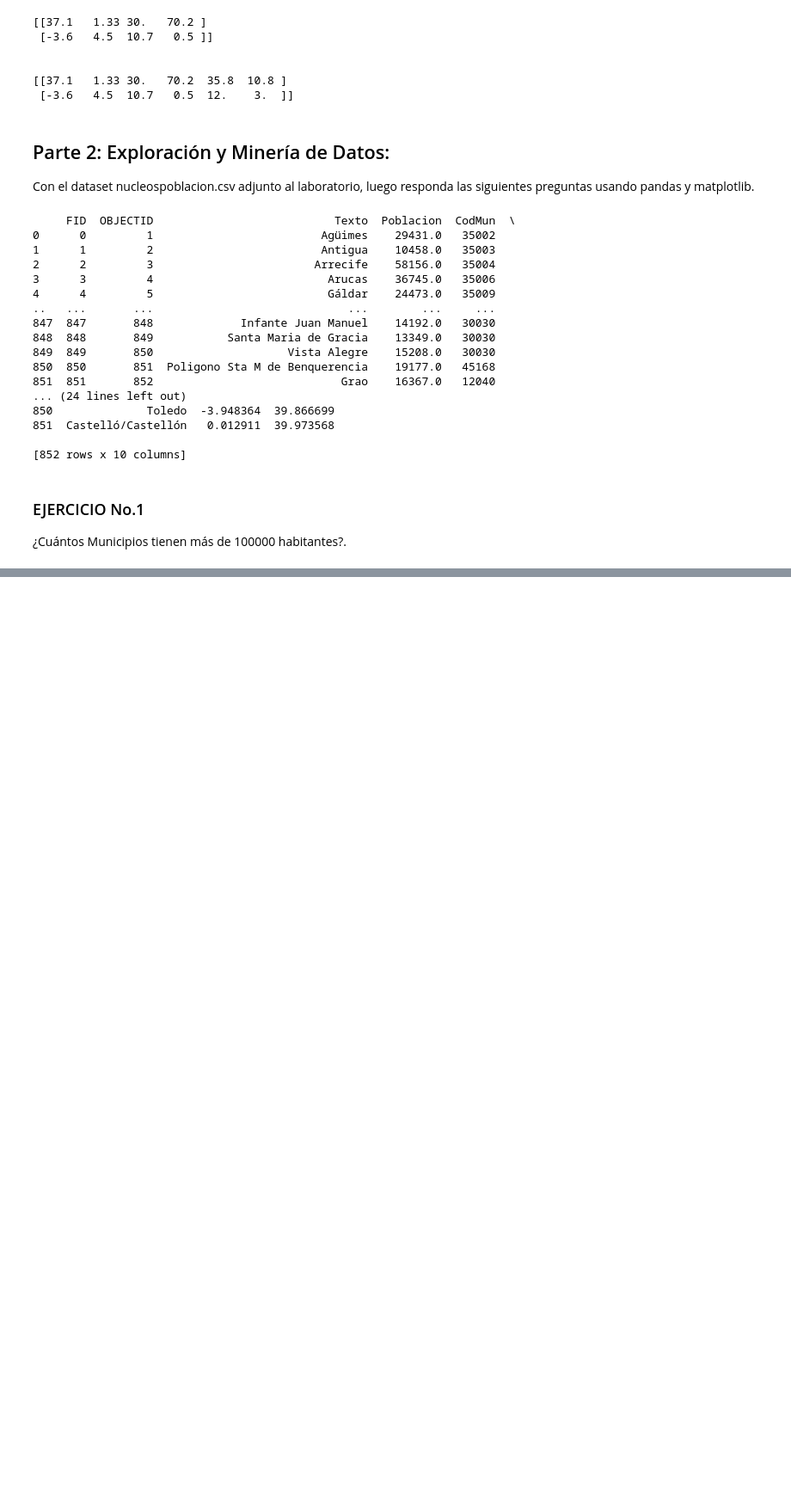
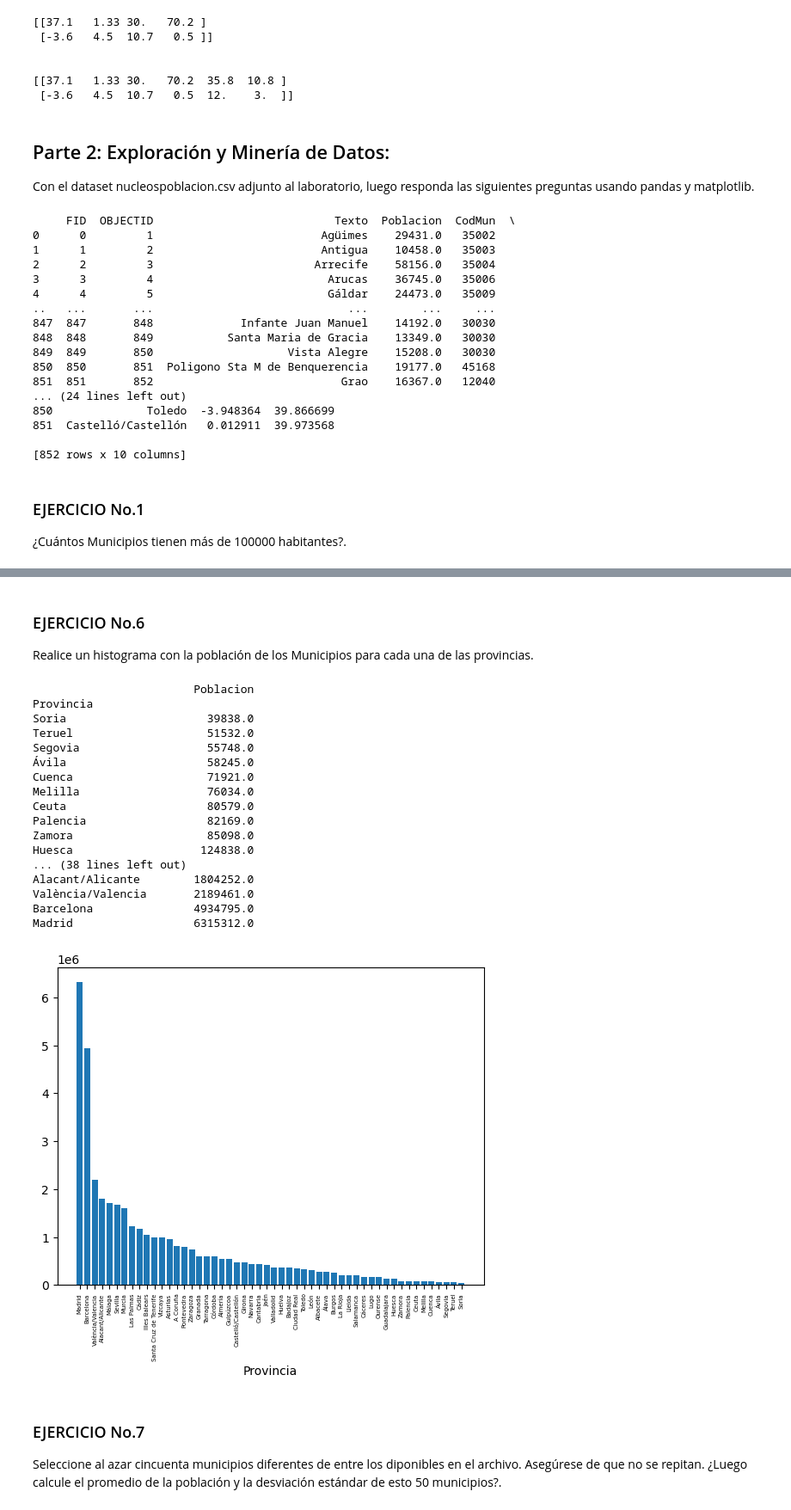
Before and after one commit to jrspm/LABORATORIO_3_1T_PY, a Jupyter notebook: LABORATORIO_3.ipynb, the cells around one changed output, grey strips where cells are left out. Shown: that part at 86% size. Drawn from its saved outputs; the diff is of its cells as text; code cells hidden in the pictures; blank space fills up the shorter version.

```diff
--- a/LABORATORIO_3.ipynb
+++ b/LABORATORIO_3.ipynb
@@ -233,0 +363,58 @@ plt.hist(sample_data)
+# %% [markdown]
+
+### EJERCICIO No.6
+
+Realice un histograma con la población de los
+Municipios para cada una de las provincias.
+# %%
+df_2 = df[["Poblacion","Provincia"]]
+df_2=df_2.groupby(by=["Provincia"]).sum()
+df_2 = df_2.sort_values('Poblacion',ascending=False)
+df_3 = df_2.sort_values('Poblacion',ascending=True)
+df_3.head()
+
+
+print(df_3)
+array_values=np.array(df_2.values.tolist())
+list_values=np.reshape(array_values,-1).tolist()
+list_mun=df_2.index.values.tolist()
+
+array_1=np.array(list_values)
+array_1=np.reshape(array_1,(-1,1))
+pf2= pd.DataFrame(array_1,columns=["Población"])
+pf2['Provincia']=list_mun
+
+#print(pf2)
+
+
+plt.xlabel('Provincia', fontsize=10)
+plt.bar(list_mun,list_values)
+plt.xticks(rotation = 90, fontsize=5)
+plt.show()
+# %% [output]
+                        Poblacion
+Provincia
+Soria                     39838.0
+Teruel                    51532.0
+Segovia                   55748.0
+Ávila                     58245.0
+Cuenca                    71921.0
+Melilla                   76034.0
+Ceuta                     80579.0
+Palencia                  82169.0
+Zamora                    85098.0
+Huesca                   124838.0
+... (38 lines left out)
+Alacant/Alicante        1804252.0
+València/Valencia       2189461.0
+Barcelona               4934795.0
+Madrid                  6315312.0
+[figure, added]
+# %% [markdown]
+### EJERCICIO No.7
+
+
+Seleccione al azar cincuenta municipios diferentes de
+entre los diponibles en el archivo. Asegúrese de que no
+se repitan. ¿Luego calcule el promedio de la población y
+la desviación estándar de esto 50 municipios?.
```
Also changed, not shown: parts of 11 cells of this notebook.
